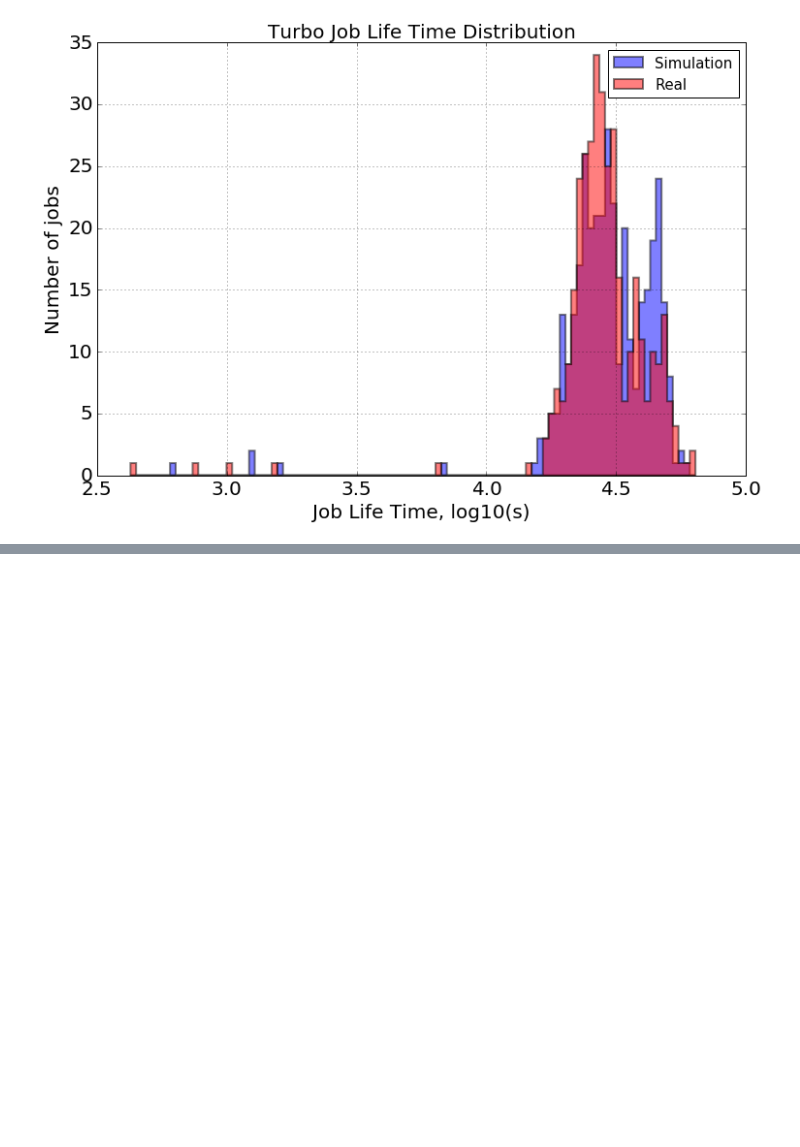
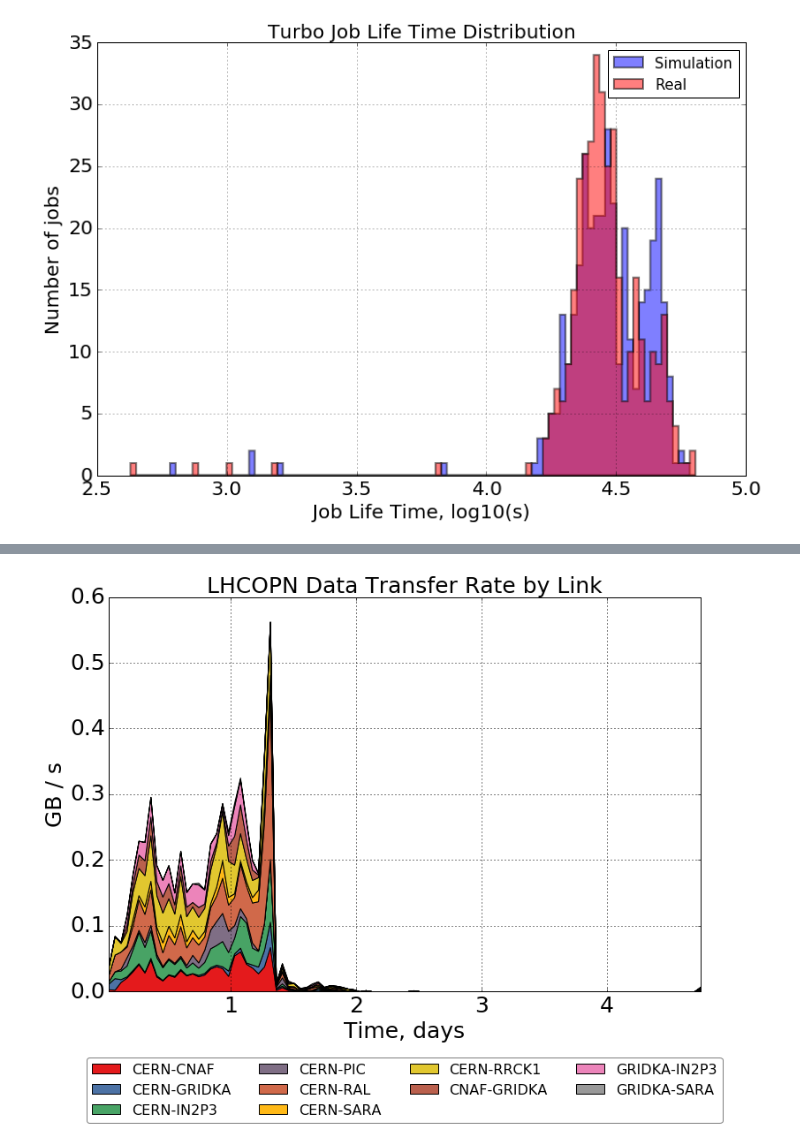
Before and after one commit to skygrid/grid_simulation, a Jupyter notebook: results/SimulationResults.ipynb, the cells around one changed output, grey strips where cells are left out. Cells and saved outputs as stored; diff of their text form; code cells hidden in the pictures; blank space fills up the shorter version.

```diff
--- a/results/SimulationResults.ipynb
+++ b/results/SimulationResults.ipynb
@@ -95,0 +166,4 @@ jtp.job_life_time_by_jobtype()
+# %%
+tp.lhcopn_data_transfer_rate()
+# %% [output]
+[figure, added]
```
Also changed, not shown: parts of 8 cells of this notebook, 1 other file.
